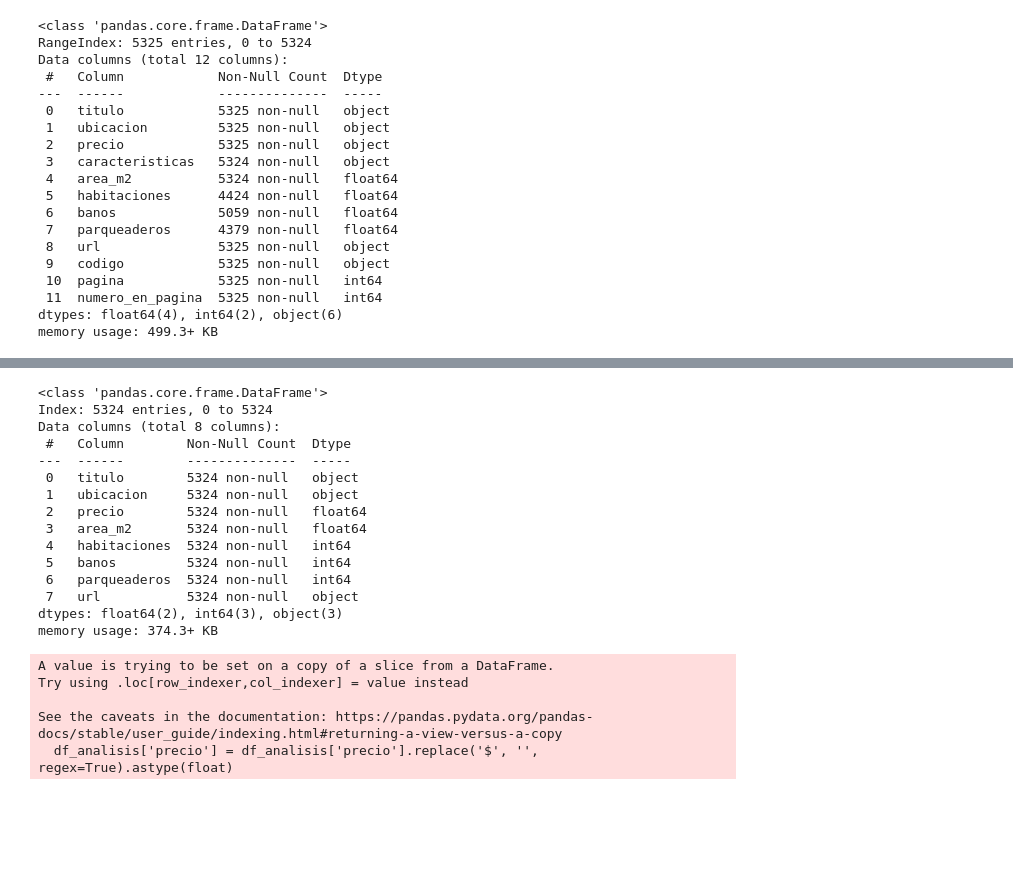
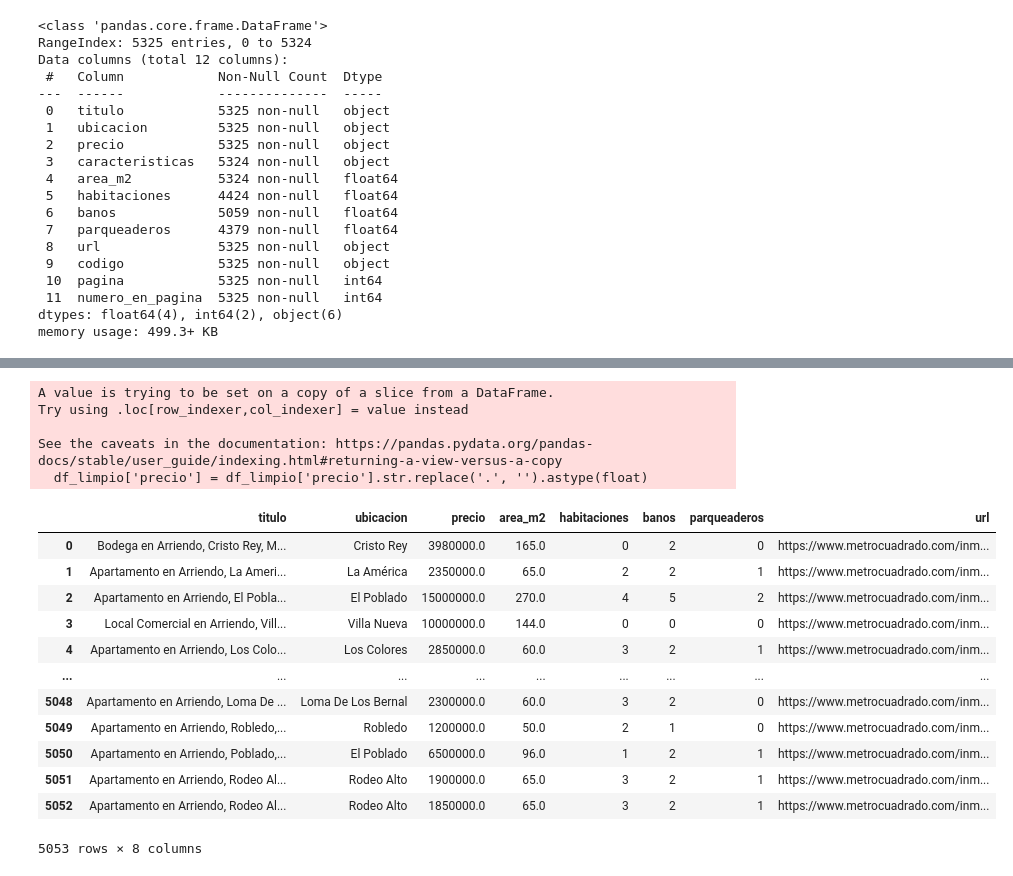
Before and after one commit to roman-correa/scraper, a Jupyter notebook: scraper.ipynb, the cells around one changed output, grey strips where cells are left out. Cells and saved outputs as stored; diff of their text form; code cells hidden in the pictures; blank space fills up the shorter version.

```diff
--- a/scraper.ipynb
+++ b/scraper.ipynb
@@ -526,28 +761,22 @@ memory usage: 332.9+ KB
 # %%
-df_analisis['precio'] = df_analisis['precio'].replace('$', '', regex=True).astype(float)
-df_analisis = df_analisis[df_analisis['area_m2'].notna()]
-df_analisis['habitaciones'] = df_analisis['habitaciones'].fillna(0).astype(int)
-df_analisis['banos'] = df_analisis['banos'].fillna(0).astype(int)
-df_analisis['parqueaderos'] = df_analisis['parqueaderos'].fillna(0).astype(int)
-df_analisis.info()
+df_limpio['precio'] = df_limpio['precio'].str.replace('.', '').astype(float)
+df_limpio
 # %% [output]
-<class 'pandas.core.frame.DataFrame'>
-Index: 5324 entries, 0 to 5324
-Data columns (total 8 columns):
- #   Column        Non-Null Count  Dtype
----  ------        --------------  -----
- 0   titulo        5324 non-null   object
- 1   ubicacion     5324 non-null   object
- 2   precio        5324 non-null   float64
- 3   area_m2       5324 non-null   float64
- 4   habitaciones  5324 non-null   int64
- 5   banos         5324 non-null   int64
- 6   parqueaderos  5324 non-null   int64
- 7   url           5324 non-null   object
-dtypes: float64(2), int64(3), object(3)
-memory usage: 374.3+ KB
+A value is trying to be set on a copy of a slice from a DataFrame.
+Try using .loc[row_indexer,col_indexer] = value instead
+
+See the caveats in the documentation: https://pandas.pydata.org/pandas-docs/stable/user_guide/indexing.html#returning-a-view-versus-a-copy
+  df_limpio['precio'] = df_limpio['precio'].str.replace('.', '').astype(float)
+|  | titulo | ubicacion | precio | area_m2 | habitaciones | banos | parqueaderos | url |
+| 0 | Bodega en Arriendo, Cristo Rey, M... | Cristo Rey | 3980000.0 | 165.0 | 0 | 2 | 0 | https://www.metrocuadrado.com/inm... |
+| 1 | Apartamento en Arriendo, La Ameri... | La América | 2350000.0 | 65.0 | 2 | 2 | 1 | https://www.metrocuadrado.com/inm... |
+| 2 | Apartamento en Arriendo, El Pobla... | El Poblado | 15000000.0 | 270.0 | 4 | 5 | 2 | https://www.metrocuadrado.com/inm... |
+| 3 | Local Comercial en Arriendo, Vill... | Villa Nueva | 10000000.0 | 144.0 | 0 | 0 | 0 | https://www.metrocuadrado.com/inm... |
+| 4 | Apartamento en Arriendo, Los Colo... | Los Colores | 2850000.0 | 60.0 | 3 | 2 | 1 | https://www.metrocuadrado.com/inm... |
+| ... | ... | ... | ... | ... | ... | ... | ... | ... |
+| 5048 | Apartamento en Arriendo, Loma De ... | Loma De Los Bernal | 2300000.0 | 60.0 | 3 | 2 | 0 | https://www.metrocuadrado.com/inm... |
+| 5049 | Apartamento en Arriendo, Robledo,... | Robledo | 1200000.0 | 50.0 | 2 | 1 | 0 | https://www.metrocuadrado.com/inm... |
+| 5050 | Apartamento en Arriendo, Poblado,... | El Poblado | 6500000.0 | 96.0 | 1 | 2 | 1 | https://www.metrocuadrado.com/inm... |
+| 5051 | Apartamento en Arriendo, Rodeo Al... | Rodeo Alto | 1900000.0 | 65.0 | 3 | 2 | 1 | https://www.metrocuadrado.com/inm... |
+| 5052 | Apartamento en Arriendo, Rodeo Al... | Rodeo Alto | 1850000.0 | 65.0 | 3 | 2 | 1 | https://www.metrocuadrado.com/inm... |
-A value is trying to be set on a copy of a slice from a DataFrame.
-Try using .loc[row_indexer,col_indexer] = value instead
-
-See the caveats in the documentation: https://pandas.pydata.org/pandas-docs/stable/user_guide/indexing.html#returning-a-view-versus-a-copy
-  df_analisis['precio'] = df_analisis['precio'].replace('$', '', regex=True).astype(float)
+5053 rows × 8 columns
```
Also changed, not shown: parts of 8 cells of this notebook, 3 other files.
